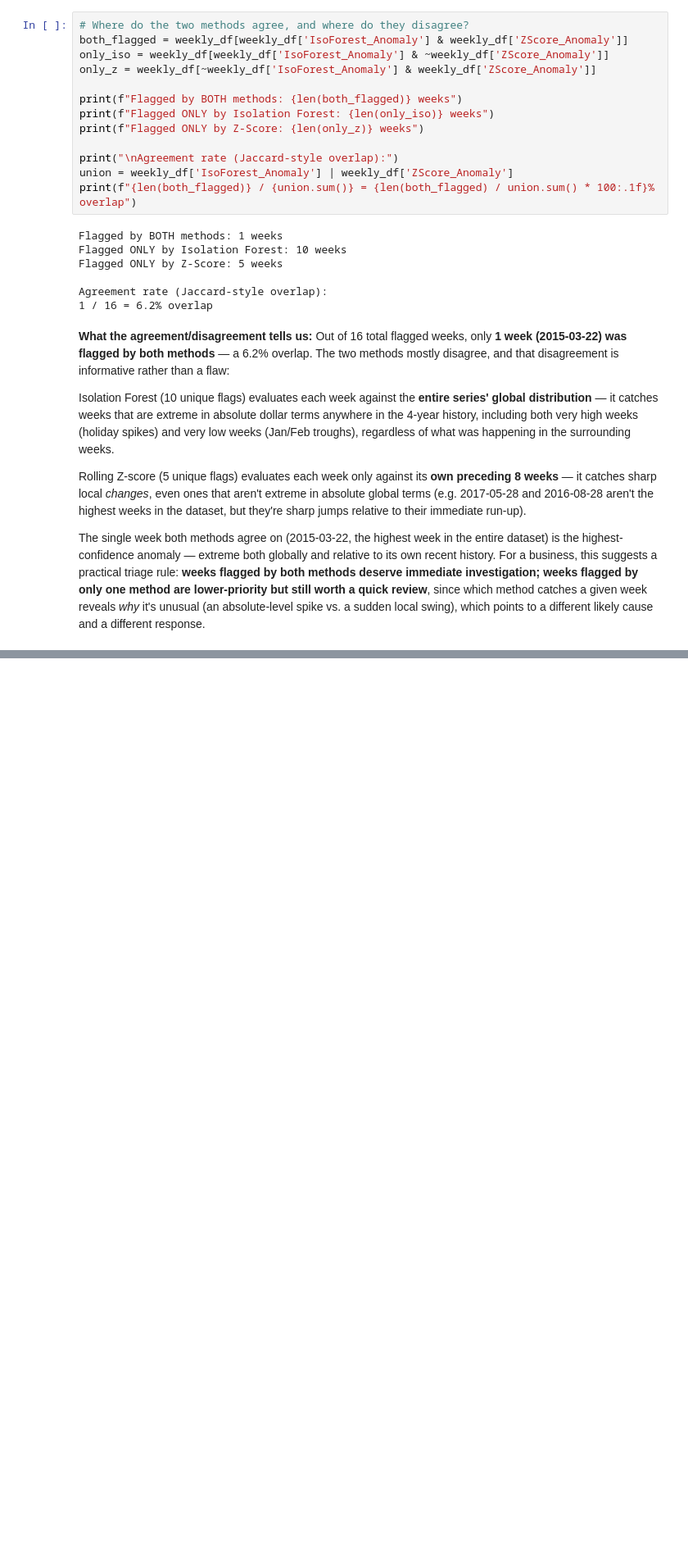
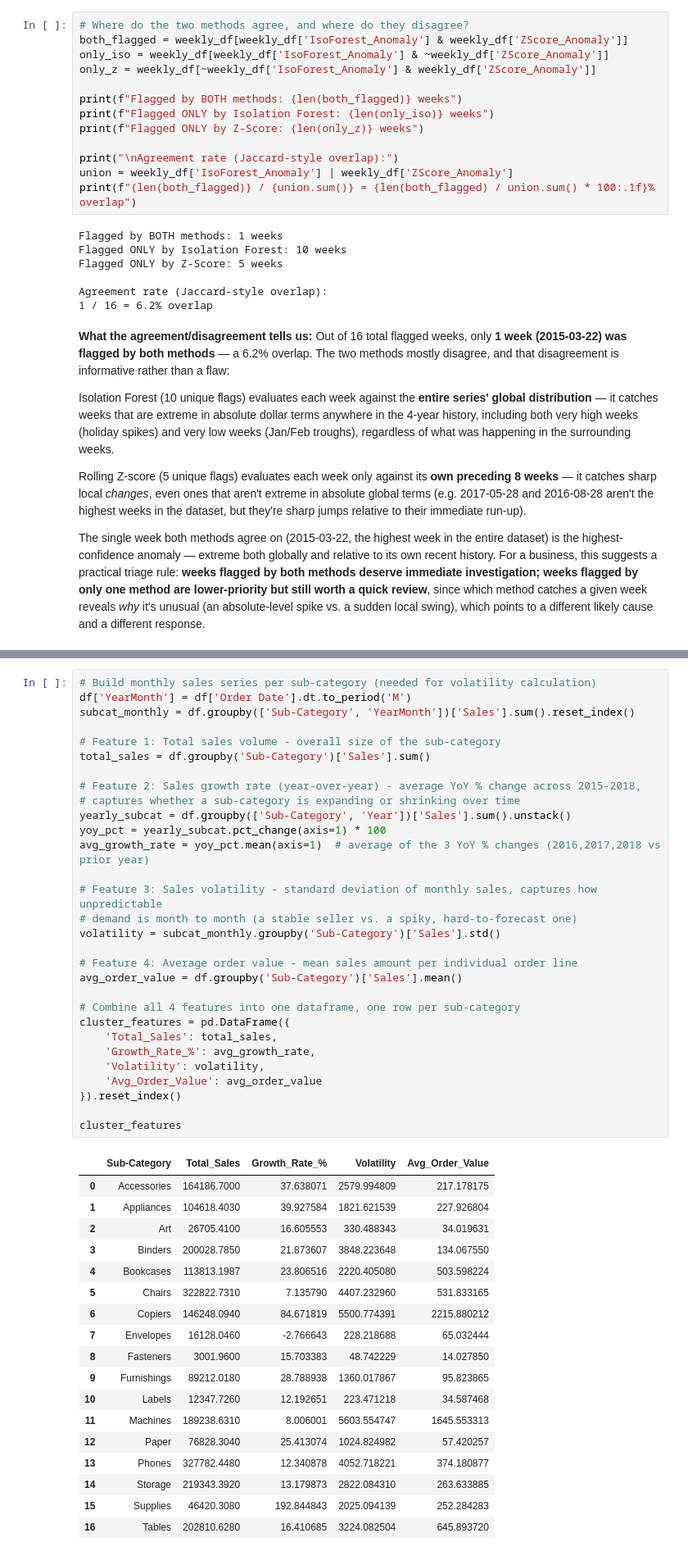
Before and after one commit to krtechie/sales-forecasting, a Jupyter notebook: analysis.ipynb, the cells around one changed output, grey strips where cells are left out. Shown at 82% size. Drawn from its saved outputs; the diff is of its cells as text; blank space fills up the shorter version.

```diff
--- a/analysis.ipynb
+++ b/analysis.ipynb
@@ -1218,0 +1225,49 @@ different response.
+# %%
+# Build monthly sales series per sub-category (needed for volatility calculation)
+df['YearMonth'] = df['Order Date'].dt.to_period('M')
+subcat_monthly = df.groupby(['Sub-Category', 'YearMonth'])['Sales'].sum().reset_index()
+
+# Feature 1: Total sales volume - overall size of the sub-category
+total_sales = df.groupby('Sub-Category')['Sales'].sum()
+
+# Feature 2: Sales growth rate (year-over-year) - average YoY % change across 2015-2018,
+# captures whether a sub-category is expanding or shrinking over time
+yearly_subcat = df.groupby(['Sub-Category', 'Year'])['Sales'].sum().unstack()
+yoy_pct = yearly_subcat.pct_change(axis=1) * 100
+avg_growth_rate = yoy_pct.mean(axis=1)  # average of the 3 YoY % changes (2016,2017,2018 vs prior year)
+
+# Feature 3: Sales volatility - standard deviation of monthly sales, captures how unpredictable
+# demand is month to month (a stable seller vs. a spiky, hard-to-forecast one)
+volatility = subcat_monthly.groupby('Sub-Category')['Sales'].std()
+
+# Feature 4: Average order value - mean sales amount per individual order line
+avg_order_value = df.groupby('Sub-Category')['Sales'].mean()
+
+# Combine all 4 features into one dataframe, one row per sub-category
+cluster_features = pd.DataFrame({
+    'Total_Sales': total_sales,
+    'Growth_Rate_%': avg_growth_rate,
+    'Volatility': volatility,
+    'Avg_Order_Value': avg_order_value
+}).reset_index()
+
+cluster_features
+# %% [output]
+|  | Sub-Category | Total_Sales | Growth_Rate_% | Volatility | Avg_Order_Value |
+| 0 | Accessories | 164186.7000 | 37.638071 | 2579.994809 | 217.178175 |
+| 1 | Appliances | 104618.4030 | 39.927584 | 1821.621539 | 227.926804 |
+| 2 | Art | 26705.4100 | 16.605553 | 330.488343 | 34.019631 |
+| 3 | Binders | 200028.7850 | 21.873607 | 3848.223648 | 134.067550 |
+| 4 | Bookcases | 113813.1987 | 23.806516 | 2220.405080 | 503.598224 |
+| 5 | Chairs | 322822.7310 | 7.135790 | 4407.232960 | 531.833165 |
+| 6 | Copiers | 146248.0940 | 84.671819 | 5500.774391 | 2215.880212 |
+| 7 | Envelopes | 16128.0460 | -2.766643 | 228.218688 | 65.032444 |
+| 8 | Fasteners | 3001.9600 | 15.703383 | 48.742229 | 14.027850 |
+| 9 | Furnishings | 89212.0180 | 28.788938 | 1360.017867 | 95.823865 |
+| 10 | Labels | 12347.7260 | 12.192651 | 223.471218 | 34.587468 |
+| 11 | Machines | 189238.6310 | 8.006001 | 5603.554747 | 1645.553313 |
+| 12 | Paper | 76828.3040 | 25.413074 | 1024.824982 | 57.420257 |
+| 13 | Phones | 327782.4480 | 12.340878 | 4052.718221 | 374.180877 |
+| 14 | Storage | 219343.3920 | 13.179873 | 2822.084310 | 263.633885 |
+| 15 | Supplies | 46420.3080 | 192.844843 | 2025.094139 | 252.284283 |
+| 16 | Tables | 202810.6280 | 16.410685 | 3224.082504 | 645.893720 |
```
Also changed, not shown: parts of 15 cells of this notebook, 4 other files.
